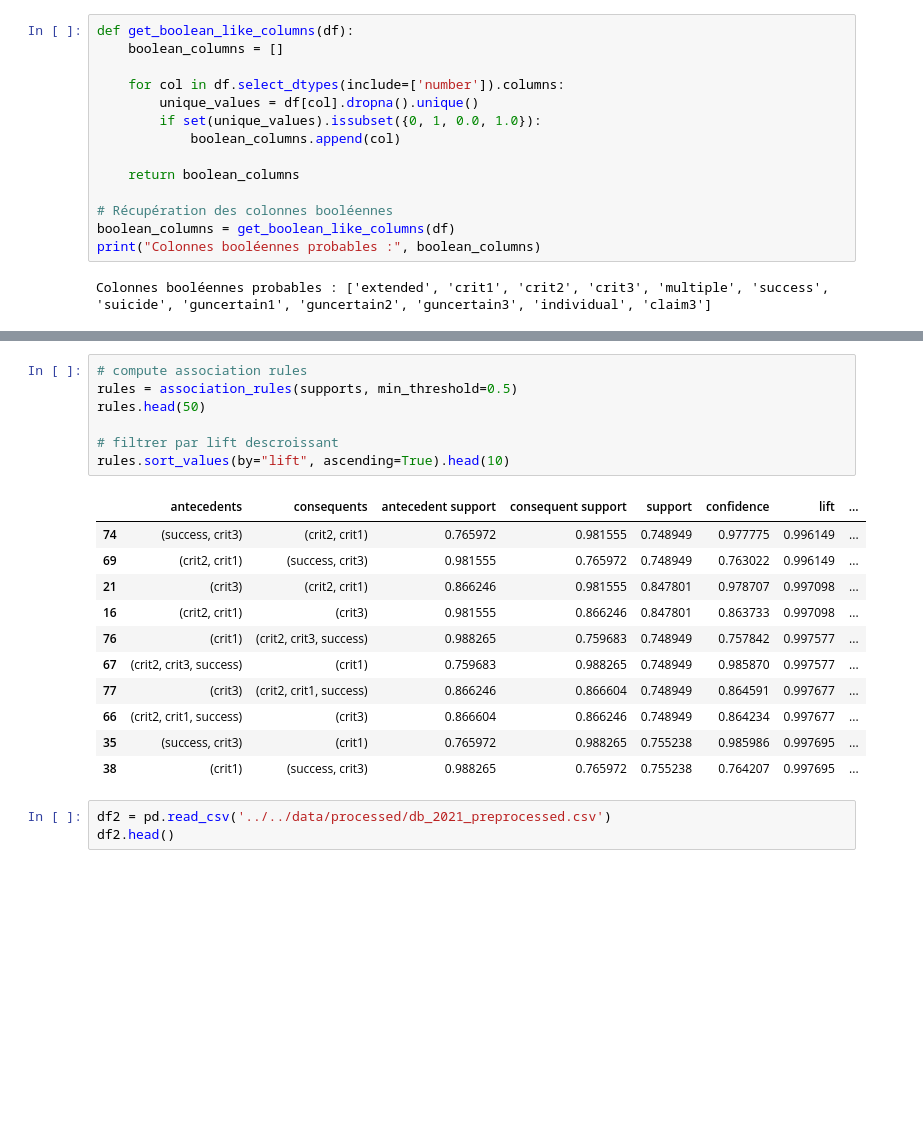
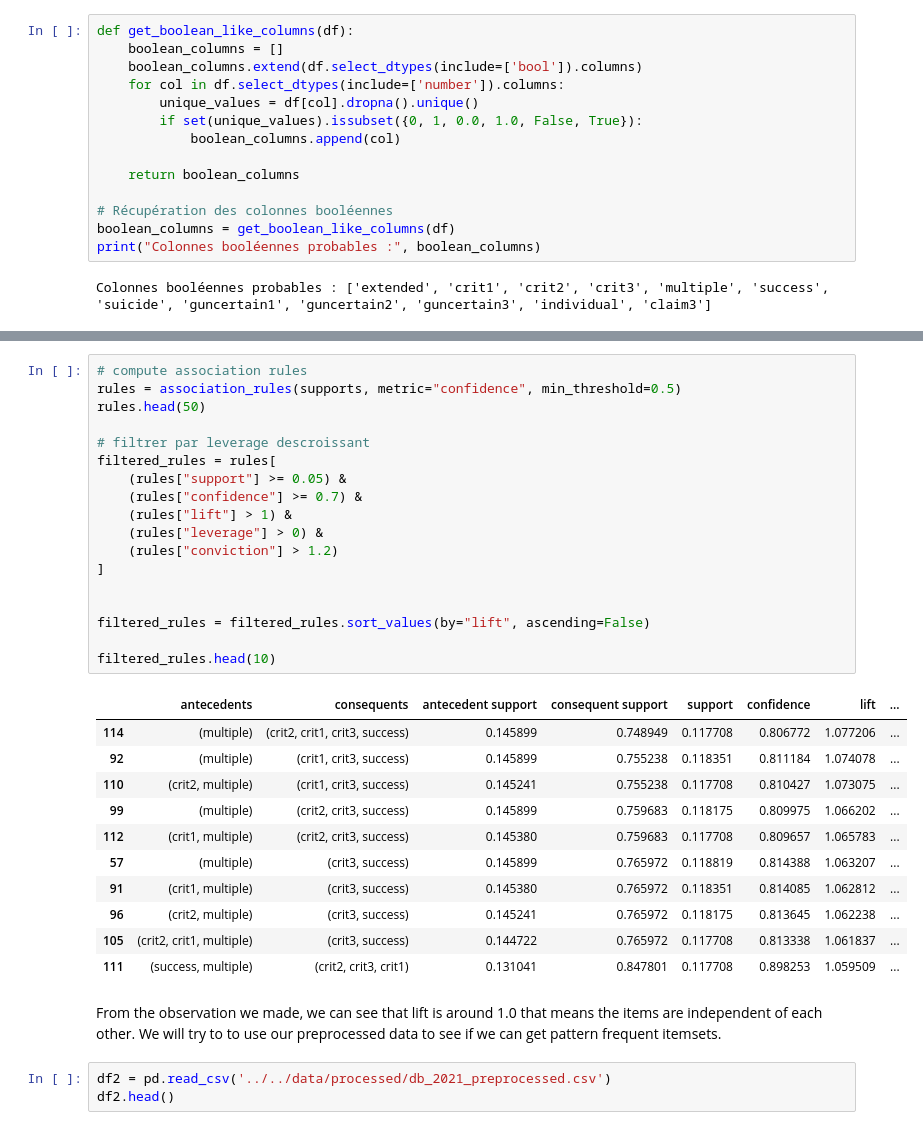
Before and after one commit to ekomlenovic/SecurityDataset, a Jupyter notebook: data_processing/frequentPatterns/a.ipynb, the cells around one changed output, grey strips where cells are left out. Cells and saved outputs as stored; diff of their text form; blank space fills up the shorter version.

Commit message:
Some pattern frequent mining

```diff
--- a/data_processing/frequentPatterns/a.ipynb
+++ b/data_processing/frequentPatterns/a.ipynb
@@ -23,10 +23,10 @@ df.head()
 # %%
 def get_boolean_like_columns(df):
     boolean_columns = []
-
+    boolean_columns.extend(df.select_dtypes(include=['bool']).columns)
     for col in df.select_dtypes(include=['number']).columns:
         unique_values = df[col].dropna().unique()
-        if set(unique_values).issubset({0, 1, 0.0, 1.0}):
+        if set(unique_values).issubset({0, 1, 0.0, 1.0, False, True}):
             boolean_columns.append(col)
 
     return boolean_columns
@@ -83,23 +83,36 @@ supports[supports["len"]==2].sort_values(by="support", ascending=False).head(10)
 | 12 | 0.130597 | (crit3, multiple) | 2 |
 # %%
 # compute association rules
-rules = association_rules(supports, min_threshold=0.5)
+rules = association_rules(supports, metric="confidence", min_threshold=0.5)
 rules.head(50)
 
-# filtrer par lift descroissant
-rules.sort_values(by="lift", ascending=True).head(10)
+# filtrer par leverage descroissant
+filtered_rules = rules[
+    (rules["support"] >= 0.05) &
+    (rules["confidence"] >= 0.7) &
+    (rules["lift"] > 1) &
+    (rules["leverage"] > 0) &
+    (rules["conviction"] > 1.2)
+]
+
+
+filtered_rules = filtered_rules.sort_values(by="lift", ascending=False)
+
+filtered_rules.head(10)
 # %% [output]
 |  | antecedents | consequents | antecedent support | consequent support | support | confidence | lift | ... |
-| 74 | (success, crit3) | (crit2, crit1) | 0.765972 | 0.981555 | 0.748949 | 0.977775 | 0.996149 | ... |
-| 69 | (crit2, crit1) | (success, crit3) | 0.981555 | 0.765972 | 0.748949 | 0.763022 | 0.996149 | ... |
-| 21 | (crit3) | (crit2, crit1) | 0.866246 | 0.981555 | 0.847801 | 0.978707 | 0.997098 | ... |
-| 16 | (crit2, crit1) | (crit3) | 0.981555 | 0.866246 | 0.847801 | 0.863733 | 0.997098 | ... |
-| 76 | (crit1) | (crit2, crit3, success) | 0.988265 | 0.759683 | 0.748949 | 0.757842 | 0.997577 | ... |
-| 67 | (crit2, crit3, success) | (crit1) | 0.759683 | 0.988265 | 0.748949 | 0.985870 | 0.997577 | ... |
-| 77 | (crit3) | (crit2, crit1, success) | 0.866246 | 0.866604 | 0.748949 | 0.864591 | 0.997677 | ... |
-| 66 | (crit2, crit1, success) | (crit3) | 0.866604 | 0.866246 | 0.748949 | 0.864234 | 0.997677 | ... |
-| 35 | (success, crit3) | (crit1) | 0.765972 | 0.988265 | 0.755238 | 0.985986 | 0.997695 | ... |
-| 38 | (crit1) | (success, crit3) | 0.988265 | 0.765972 | 0.755238 | 0.764207 | 0.997695 | ... |
+| 114 | (multiple) | (crit2, crit1, crit3, success) | 0.145899 | 0.748949 | 0.117708 | 0.806772 | 1.077206 | ... |
+| 92 | (multiple) | (crit1, crit3, success) | 0.145899 | 0.755238 | 0.118351 | 0.811184 | 1.074078 | ... |
+| 110 | (crit2, multiple) | (crit1, crit3, success) | 0.145241 | 0.755238 | 0.117708 | 0.810427 | 1.073075 | ... |
+| 99 | (multiple) | (crit2, crit3, success) | 0.145899 | 0.759683 | 0.118175 | 0.809975 | 1.066202 | ... |
+| 112 | (crit1, multiple) | (crit2, crit3, success) | 0.145380 | 0.759683 | 0.117708 | 0.809657 | 1.065783 | ... |
+| 57 | (multiple) | (crit3, success) | 0.145899 | 0.765972 | 0.118819 | 0.814388 | 1.063207 | ... |
+| 91 | (crit1, multiple) | (crit3, success) | 0.145380 | 0.765972 | 0.118351 | 0.814085 | 1.062812 | ... |
+| 96 | (crit2, multiple) | (crit3, success) | 0.145241 | 0.765972 | 0.118175 | 0.813645 | 1.062238 | ... |
+| 105 | (crit2, crit1, multiple) | (crit3, success) | 0.144722 | 0.765972 | 0.117708 | 0.813338 | 1.061837 | ... |
+| 111 | (success, multiple) | (crit2, crit3, crit1) | 0.131041 | 0.847801 | 0.117708 | 0.898253 | 1.059509 | ... |
+# %% [markdown]
+From the observation we made, we can see that lift is around 1.0 that means the items are independent of each other. We will try to to use our preprocessed data to see if we can get pattern frequent itemsets.
 # %%
 df2 = pd.read_csv('../../data/processed/db_2021_preprocessed.csv')
 df2.head()
```
Also changed, not shown: parts of 15 cells of this notebook.
